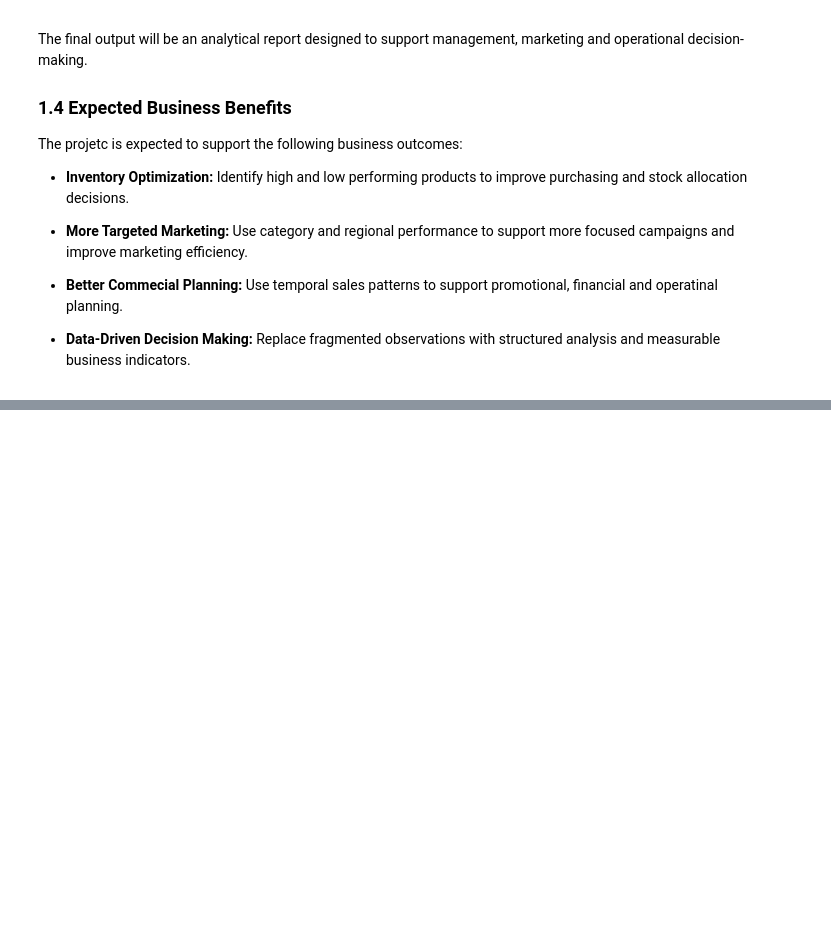
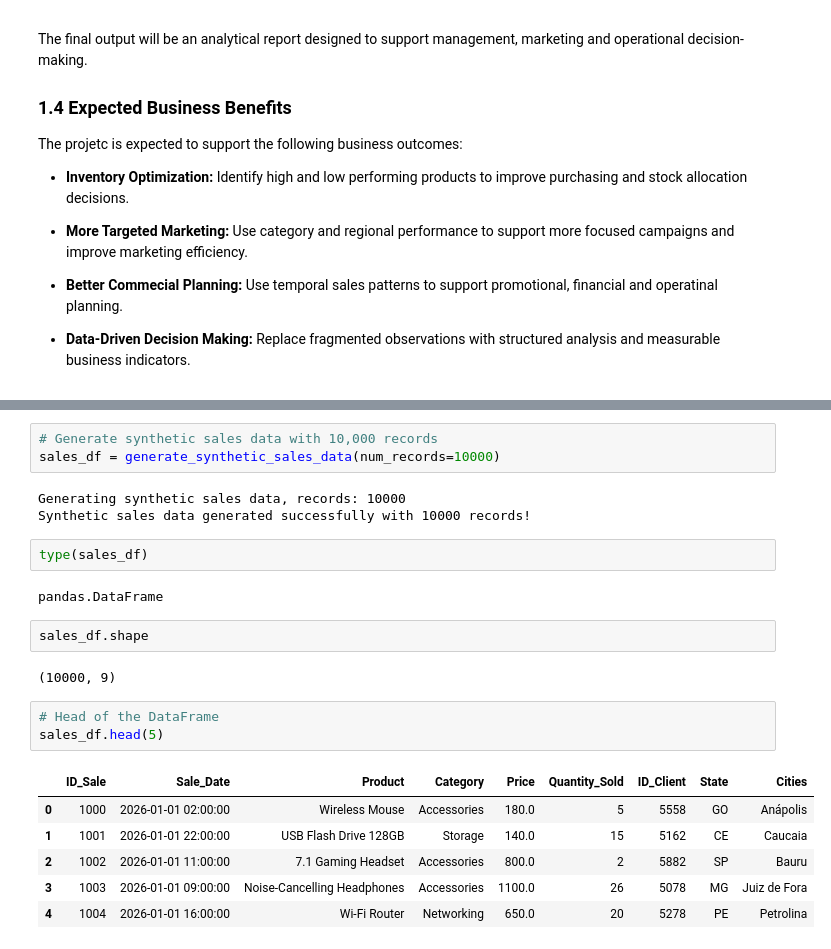
Before and after one commit to Guid3Paula/sales_data_analysis_ecommerce, a Jupyter notebook: notebooks/sales_analysis.ipynb, the cells around one changed output, grey strips where cells are left out. Cells and saved outputs as stored; diff of their text form; blank space fills up the shorter version.

```diff
--- a/notebooks/sales_analysis.ipynb
+++ b/notebooks/sales_analysis.ipynb
@@ -58,0 +209,24 @@ The projetc is expected to support the following business outcomes:
+# %%
+# Generate synthetic sales data with 10,000 records
+sales_df = generate_synthetic_sales_data(num_records=10000)
+# %% [output]
+Generating synthetic sales data, records: 10000
+Synthetic sales data generated successfully with 10000 records!
+# %%
+type(sales_df)
+# %% [output]
+pandas.DataFrame
+# %%
+sales_df.shape
+# %% [output]
+(10000, 9)
+# %%
+# Head of the DataFrame
+sales_df.head(5)
+# %% [output]
+|  | ID_Sale | Sale_Date | Product | Category | Price | Quantity_Sold | ID_Client | State | Cities |
+| 0 | 1000 | 2026-01-01 02:00:00 | Wireless Mouse | Accessories | 180.0 | 5 | 5558 | GO | Anápolis |
+| 1 | 1001 | 2026-01-01 22:00:00 | USB Flash Drive 128GB | Storage | 140.0 | 15 | 5162 | CE | Caucaia |
+| 2 | 1002 | 2026-01-01 11:00:00 | 7.1 Gaming Headset | Accessories | 800.0 | 2 | 5882 | SP | Bauru |
+| 3 | 1003 | 2026-01-01 09:00:00 | Noise-Cancelling Headphones | Accessories | 1100.0 | 26 | 5078 | MG | Juiz de Fora |
+| 4 | 1004 | 2026-01-01 16:00:00 | Wi-Fi Router | Networking | 650.0 | 20 | 5278 | PE | Petrolina |
```
Also changed, not shown: parts of 13 cells of this notebook.
